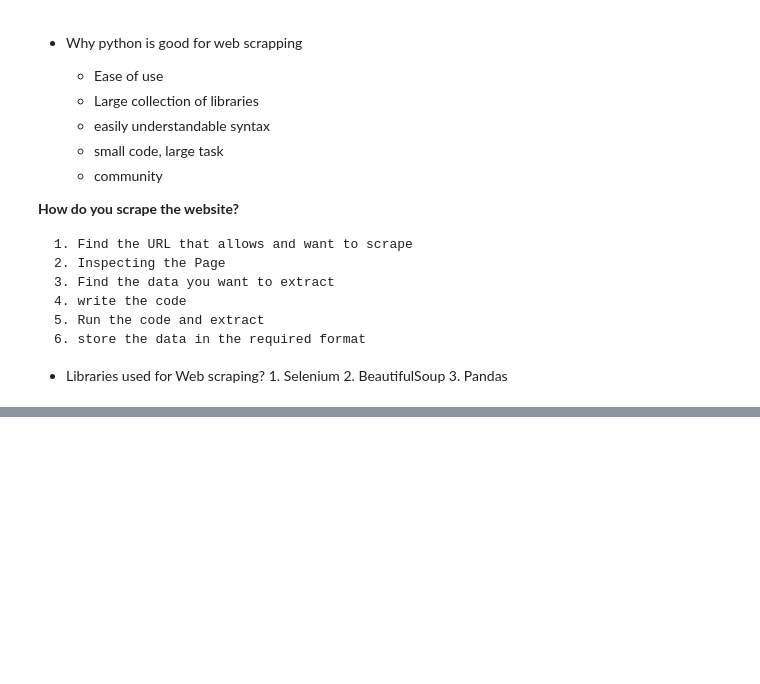
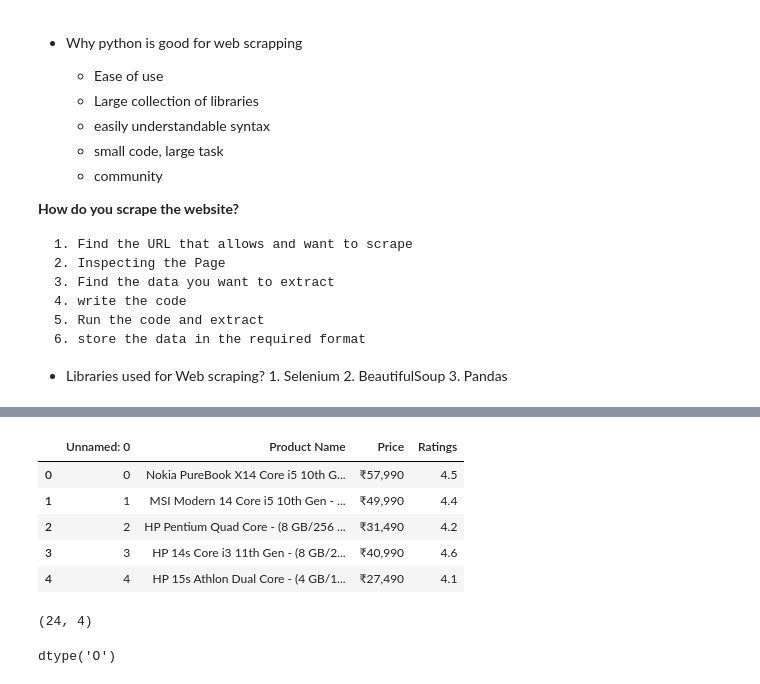
Before and after one commit to Jyothif/webscrapping, a Jupyter notebook: webscraping_begin.ipynb, the cells around one changed output, grey strips where cells are left out. Cells and saved outputs as stored; diff of their text form; code cells hidden in the pictures; blank space fills up the shorter version.

```diff
--- a/webscraping_begin.ipynb
+++ b/webscraping_begin.ipynb
@@ -121,0 +130,19 @@ ValueError: arrays must all be same length
+# %%
+df1 = pd.read_csv('products.csv')
+# %%
+df1.head()
+# %% [output]
+|  | Unnamed: 0 | Product Name | Price | Ratings |
+| 0 | 0 | Nokia PureBook X14 Core i5 10th G... | ₹57,990 | 4.5 |
+| 1 | 1 | MSI Modern 14 Core i5 10th Gen - ... | ₹49,990 | 4.4 |
+| 2 | 2 | HP Pentium Quad Core - (8 GB/256 ... | ₹31,490 | 4.2 |
+| 3 | 3 | HP 14s Core i3 11th Gen - (8 GB/2... | ₹40,990 | 4.6 |
+| 4 | 4 | HP 15s Athlon Dual Core - (4 GB/1... | ₹27,490 | 4.1 |
+# %%
+df1.shape
+# %% [output]
+(24, 4)
+# %%
+df['Product Name'].dtype
+# %% [output]
+dtype('O')
```
Also changed, not shown: parts of 11 cells of this notebook, 1 other file.
